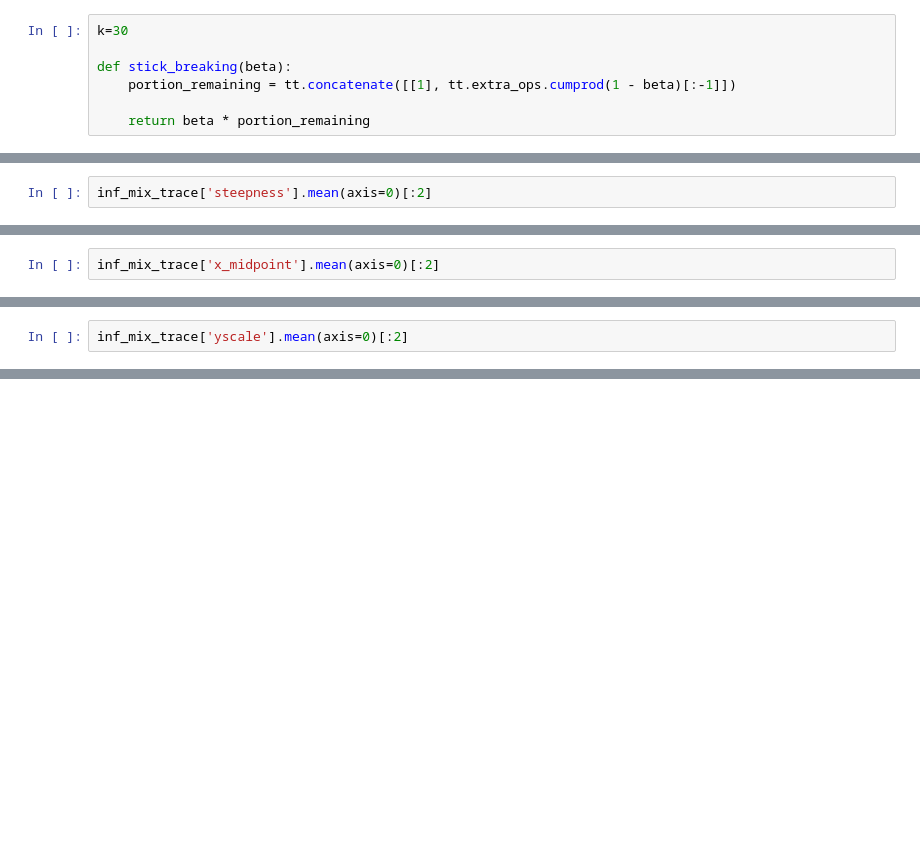
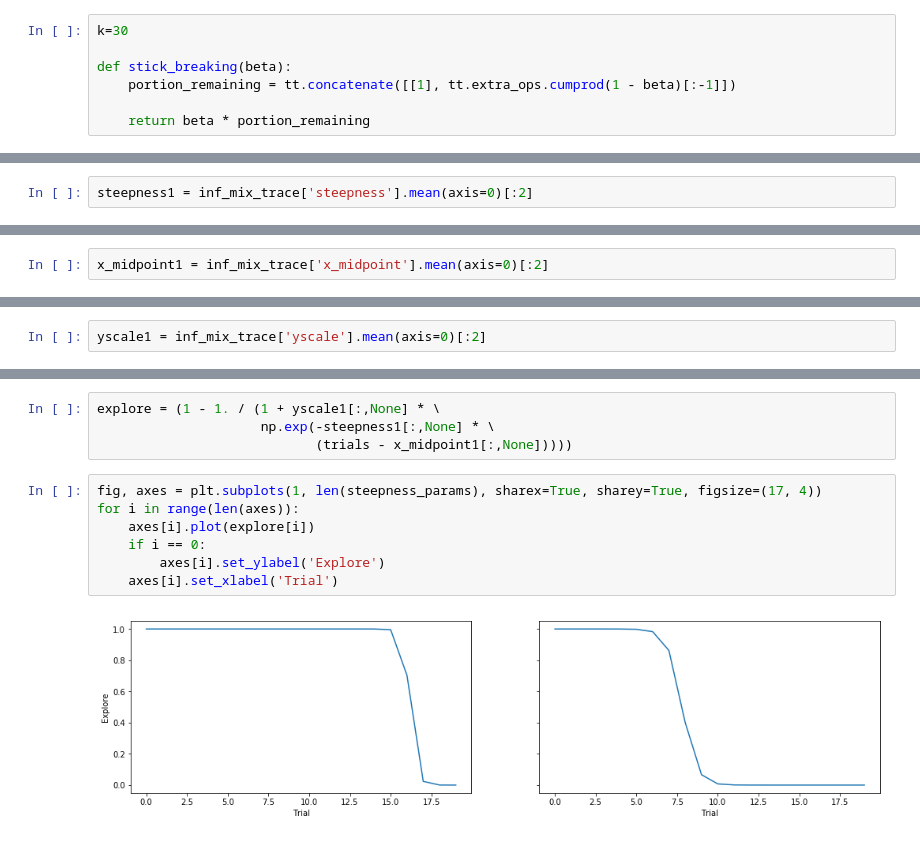
Before and after one commit to bmontambault/Active-Learning, a Jupyter notebook: individual_differences/Phase UCB Mixture Tests.ipynb, the cells around one changed output, grey strips where cells are left out. Drawn from its saved outputs; the diff is of its cells as text; blank space fills up the shorter version.

```diff
--- a/individual_differences/Phase UCB Mixture Tests.ipynb
+++ b/individual_differences/Phase UCB Mixture Tests.ipynb
@@ -259,2 +258,2 @@ array([0.69807821, 0.26305686])
 # %%
-inf_mix_trace['steepness'].mean(axis=0)[:2]
+steepness1 = inf_mix_trace['steepness'].mean(axis=0)[:2]
@@ -263,2 +260,2 @@ array([0.33805616, 0.48930169])
 # %%
-inf_mix_trace['x_midpoint'].mean(axis=0)[:2]
+x_midpoint1 = inf_mix_trace['x_midpoint'].mean(axis=0)[:2]
@@ -267,2 +262,2 @@ array([4.91656087, 8.25053944])
 # %%
-inf_mix_trace['yscale'].mean(axis=0)[:2]
+yscale1 = inf_mix_trace['yscale'].mean(axis=0)[:2]
@@ -274,0 +268,13 @@ array([3.19899046, 3.49834033])
+# %%
+explore = (1 - 1. / (1 + yscale1[:,None] * \
+                     np.exp(-steepness1[:,None] * \
+                            (trials - x_midpoint1[:,None]))))
+# %%
+fig, axes = plt.subplots(1, len(steepness_params), sharex=True, sharey=True, figsize=(17, 4))
+for i in range(len(axes)):
+    axes[i].plot(explore[i])
+    if i == 0:
+        axes[i].set_ylabel('Explore')
+    axes[i].set_xlabel('Trial')
+# %% [output]
+[figure, added]
```
Also changed, not shown: parts of 20 cells of this notebook, 1 other file.
